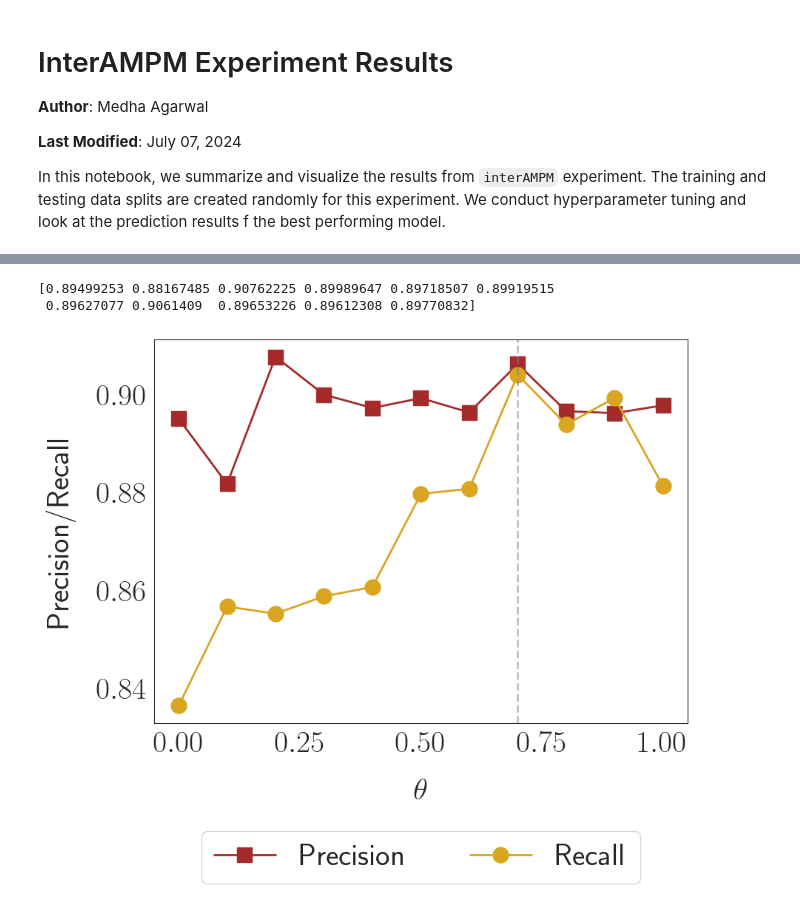
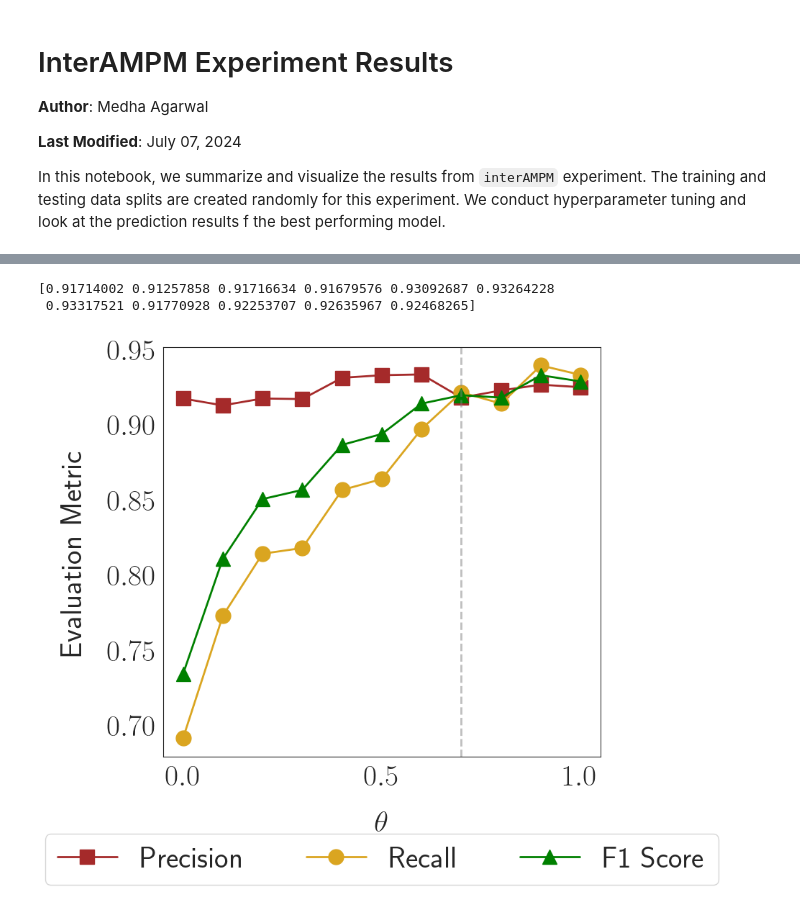
Before and after one commit to medhaaga/AWD-Biologging, a Jupyter notebook: notebooks/interAMPM.ipynb, the cells around one changed output, grey strips where cells are left out. Drawn from its saved outputs; the diff is of its cells as text; code cells hidden in the pictures.

```diff
--- a/notebooks/interAMPM.ipynb
+++ b/notebooks/interAMPM.ipynb
@@ -75,27 +121,33 @@ experiment_name = 'interAMPM'
 # %%
 thetas = 0.1*np.arange(11)
+colors = ['brown', 'goldenrod', 'green']
+
 precisions = np.zeros(len(thetas))
 recalls = np.zeros(len(thetas))
-colors = ['brown', 'goldenrod']
+f1scores = np.zeros(len(thetas))
 
 for i, theta in enumerate(thetas):
-    dir = get_results_path(experiment_name, 5, 32, 5, np.round(theta,1))
+    dir = get_results_path(experiment_name, 3, 64, 5, np.round(theta,1), 50)
+    # dir = os.path.dirname(os.path.dirname(dir))
     precisions[i] = multi_label_predictions(dir, label_encoder, split='val', plot_confusion=False, return_precision=True)
     recalls[i] = multi_label_predictions(dir, label_encoder, split='val', plot_confusion=False, return_recall=True)
+    f1scores[i] = multi_label_predictions(dir, label_encoder, split='val', plot_confusion=False, return_f1=True)
+
 
 print(precisions)
 
 plt.figure(figsize=(9,8))
-plt.plot(thetas, precisions, color=colors[0], label='Precision', markersize=15, marker='s',)
-plt.plot(thetas, recalls, color=colors[1], label='Recall', markersize=15, marker='o',)
+plt.plot(thetas, precisions, color=colors[0], label='Precision', markersize=15, linewidth=2, marker='s',)
+plt.plot(thetas, recalls, color=colors[1], label='Recall', markersize=15, linewidth=2, marker='o',)
+plt.plot(thetas, f1scores, color=colors[2], label='F1 Score', markersize=15, linewidth=2, marker='^',)
 plt.axvline(0.7, color='grey', alpha=0.5, linestyle='--')
 plt.xlabel(r'$\theta$', labelpad=20)
-plt.ylabel('Precision/Recall', labelpad=20)
-plt.legend(loc='center', bbox_to_anchor=(.5, -0.35), ncol=3)
+plt.ylabel('Evaluation Metric', labelpad=20)
+plt.legend(loc='center', bbox_to_anchor=(.5, -0.25), ncol=3)
 plt.tight_layout()
 plt.show()
 # %% [output]
-[0.89499253 0.88167485 0.90762225 0.89989647 0.89718507 0.89919515
- 0.89627077 0.9061409  0.89653226 0.89612308 0.89770832]
+[0.91714002 0.91257858 0.91716634 0.91679576 0.93092687 0.93264228
+ 0.93317521 0.91770928 0.92253707 0.92635967 0.92468265]
-[figure, old version]
+[figure, new version]
 # %%
```
Also changed, not shown: parts of 10 cells of this notebook, 14 other files.
